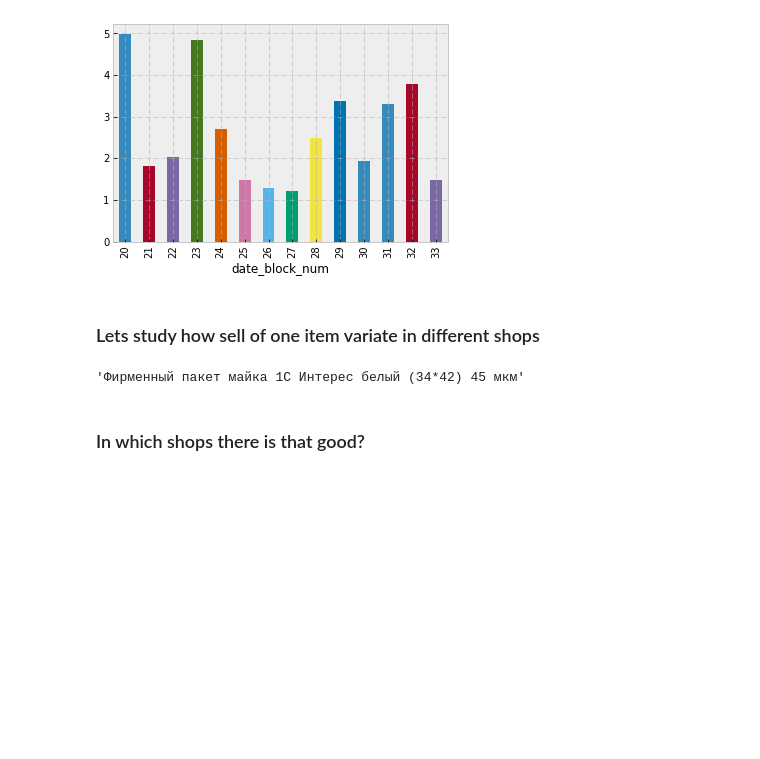
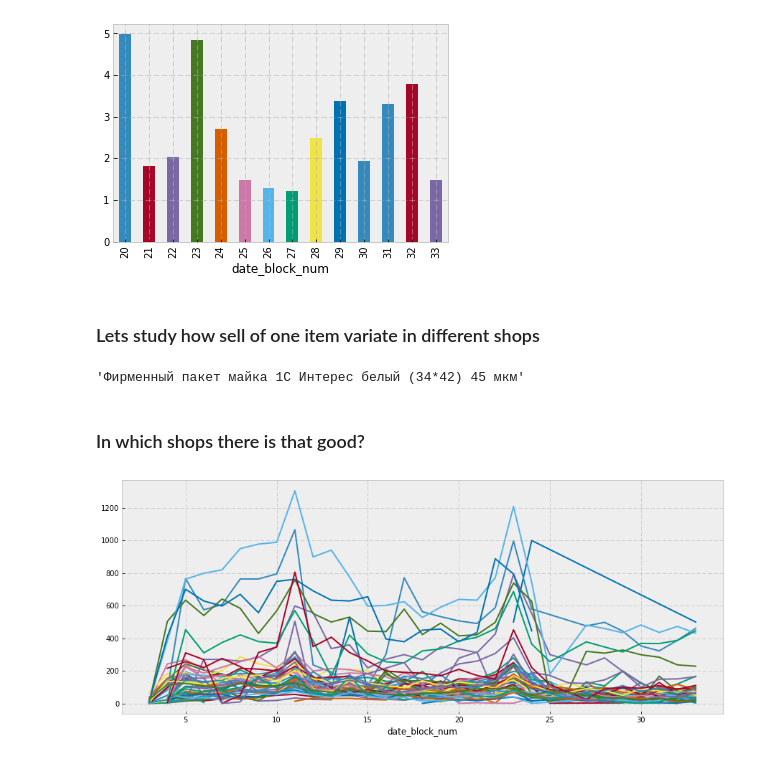
Before and after one commit to Airplaneless/PredictFutureSales, a Jupyter notebook: Overview3.ipynb, the cells around one changed output. Saved outputs shown, nothing was run; the diff lists cells and outputs as text; code cells hidden in the pictures; blank space fills up the shorter version.

```diff
--- a/Overview3.ipynb
+++ b/Overview3.ipynb
@@ -168,3 +168,19 @@ df_items.iloc[item_id]['item_name']
 'Фирменный пакет майка 1С Интерес белый (34*42) 45 мкм'
 # %% [markdown]
 ### In which shops there is that good?
+# %%
+shop_series = df_train_shr.groupby('item_id').get_group(item_id)['shop_id']
+# %%
+shop_list = shop_series.unique()
+# %%
+fig, ax = plt.subplots(figsize=(15,6))
+
+mean_prices = df_train_shr[(df_train_shr['item_id']==item_id)].groupby('date_block_num')['item_cnt_m'].mean()
+mean_prices.plot(label='mean', ax=ax, legend=False)
+for shop in shop_list:
+    prices = df_train_shr[(df_train_shr['item_id']==item_id) & (df_train_shr['shop_id']==shop)]
+    prices.plot(x='date_block_num', y='item_cnt_m', ax=ax, legend=False)
+fig.show()
+fig.show()
+# %% [output]
+[figure, added]
```
Also changed, not shown: 2 other files.
